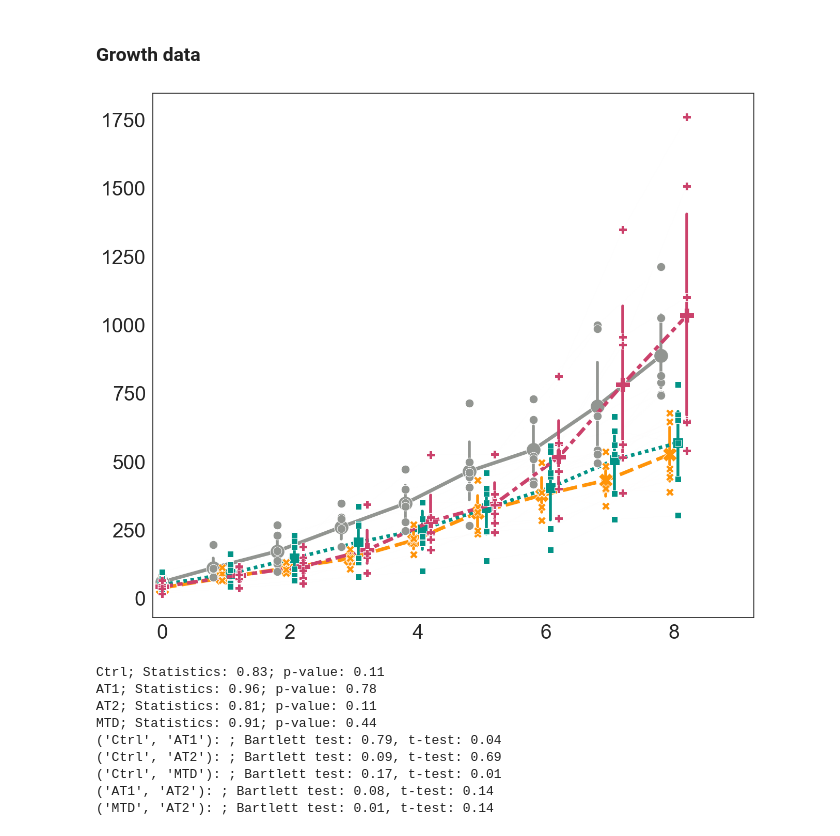
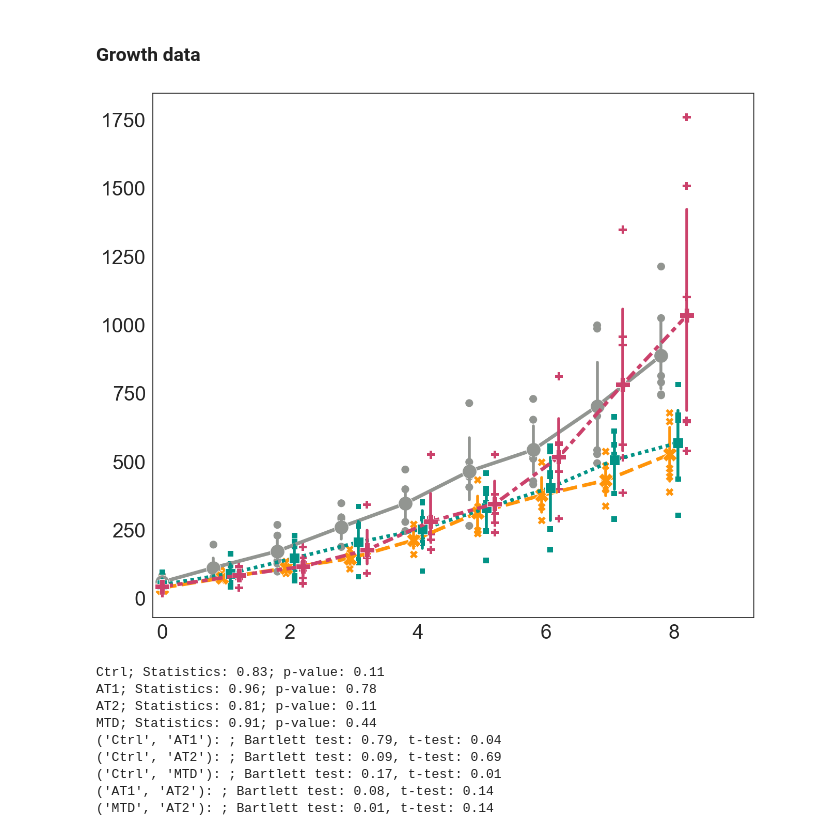
Before and after one commit to MathOnco/PARPi_Model, a Jupyter notebook: jnb_figure6.ipynb, the cells around one changed output. Drawn from its saved outputs; the diff is of its cells as text; code cells hidden in the pictures.

Commit message:
changed plot time for mouse data since it was producing weird lines when exporting the paper from ms word.

```diff
--- a/jnb_figure6.ipynb
+++ b/jnb_figure6.ipynb
@@ -255,35 +255,35 @@ resultsDf_7dAverage.reset_index(inplace=True)
 # %%
 dataDf_oc3_normalised['Time_weeks'] = dataDf_oc3_normalised['Time']/7
 plt.figure(figsize=(13,11))
 # One animal was found dead on 1/15. Exclude this animal (52) when calculating the average
 sns.lineplot(x="Week",y="Volume",
              hue="TreatmentBranch",style="TreatmentBranch", #estimator=None, units="MouseId",
              hue_order=plottingOrder,
              palette=myColourPlatte,
              style_order=plottingOrder,
              linewidth=5, markers=True, markersize=20,
              err_style='bars', err_kws={"elinewidth":4, "capsize":0},
              legend=None,
 #              err_kws={'lolims':True,'barsabove':True},
              data=resultsDf_7dAverage[resultsDf_7dAverage.MouseId!=52])
-sns.lineplot(x="Week",y="Volume",
-             hue="TreatmentBranch",style="TreatmentBranch", estimator=None, units="MouseId",
+sns.scatterplot(x="Week",y="Volume",
+             hue="TreatmentBranch",style="TreatmentBranch",
              hue_order=plottingOrder,
              palette=myColourPlatte,
              style_order=plottingOrder,
-             linewidth=0.001, markers=True, markersize=12,
+             linewidth=0.001, markers=True, s=120,
              legend=None,
 #              err_kws={'lolims':True,'barsabove':True},
              data=resultsDf_7dAverage)
 plt.xlim(-0.15,9.25)
 plt.ylabel(r"")
 plt.xlabel("")
 # sns.despine(offset=5, trim=True)
 plt.tick_params(labelsize=28)
 plt.tight_layout()
 plt.savefig("figures/inVivoData_oc3.pdf")
 # %% [output]
-[figure, old version]
+[figure, new version]
 # %%
 # Compare tumor sizes at the time when AT2 had to be taken down.
 endTime_AT2 = dataDf_oc3[(dataDf_oc3.TreatmentBranch=="AT2") &
```
